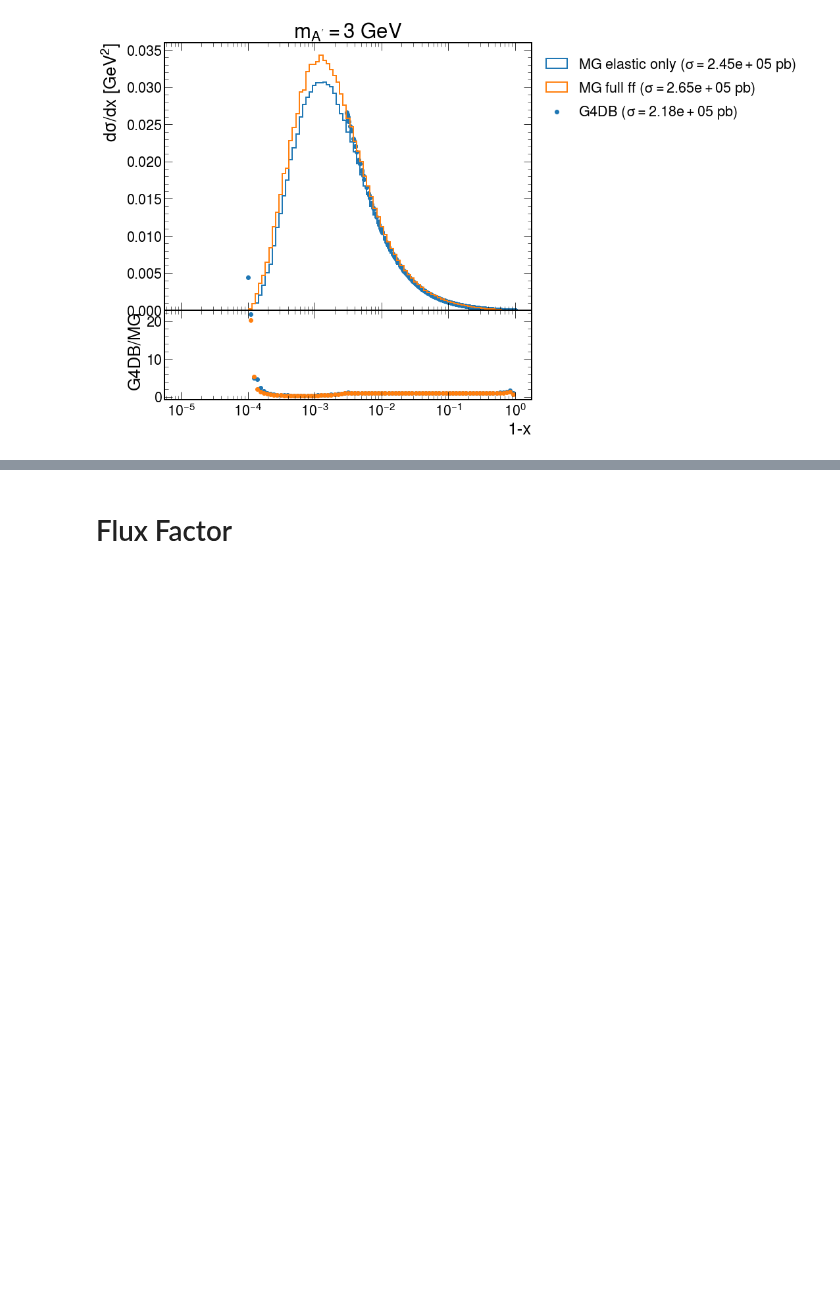
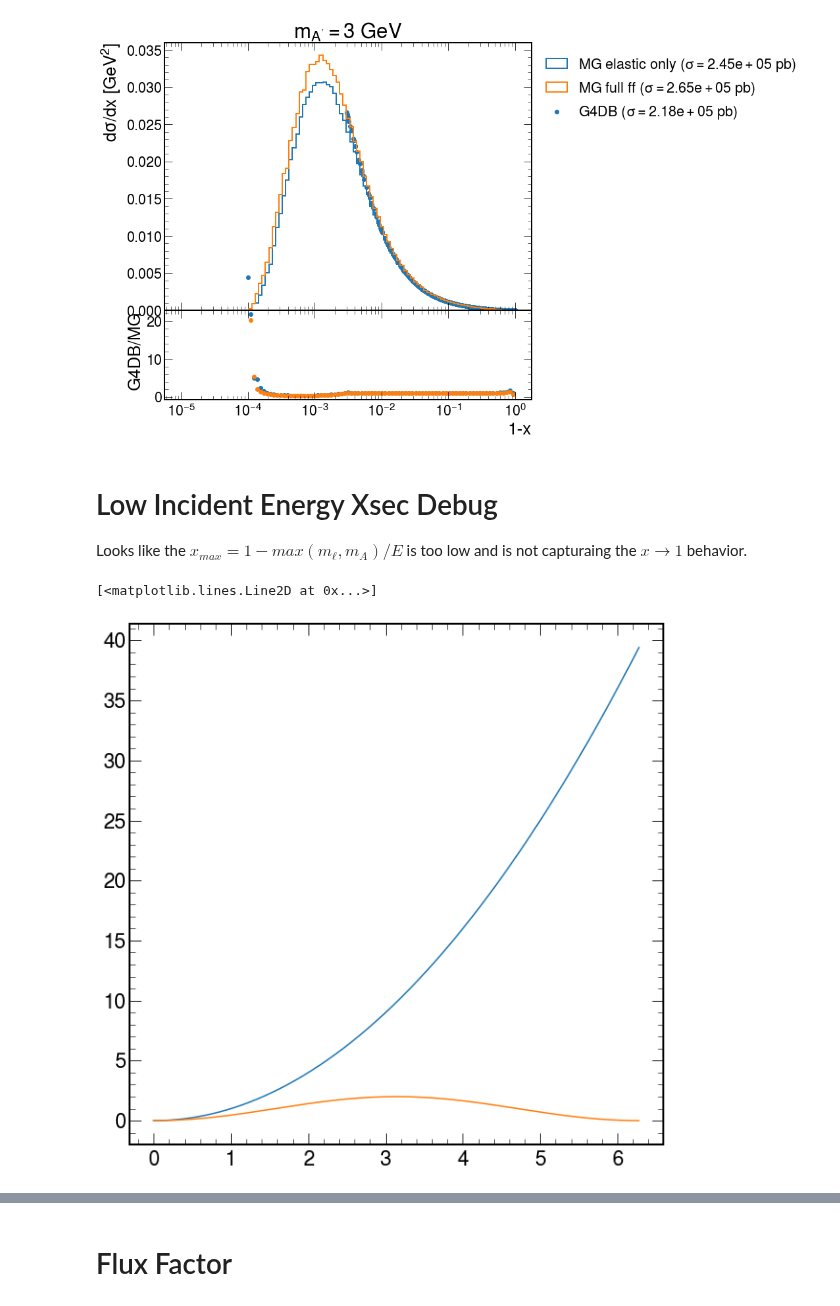
Before and after one commit to tomeichlersmith/ldmx-sim-technique, a Jupyter notebook: xsec.ipynb, the cells around one changed output, grey strips where cells are left out. Cells and saved outputs as stored; diff of their text form; code cells hidden in the pictures; blank space fills up the shorter version.

Commit message:
more study of low-energy electrons
just want to see if there is an obvious way to improve xsec there

```diff
--- a/xsec.ipynb
+++ b/xsec.ipynb
@@ -119,3 +134,16 @@ for ma in ['0.2','1','3'] :
 [figure]
 [figure]
 [figure]
+# %% [markdown]
+# Low Incident Energy Xsec Debug
+
+Looks like the $x_{max} = 1 - max(m_\ell,m_A)/E$ is too low and is not capturaing the $x\to1$ behavior.
+# %%
+theta = np.arange(0,2*np.pi,2*np.pi/1000)
+small_angle_approx = theta*theta
+real = 1 - np.cos(theta)
+plt.plot(theta, small_angle_approx, label='small angle approx')
+plt.plot(theta, real, label='no approx')
+# %% [output]
+[<matplotlib.lines.Line2D at 0x...>]
+[figure, added]
```
Also changed, not shown: parts of 6 cells of this notebook.
